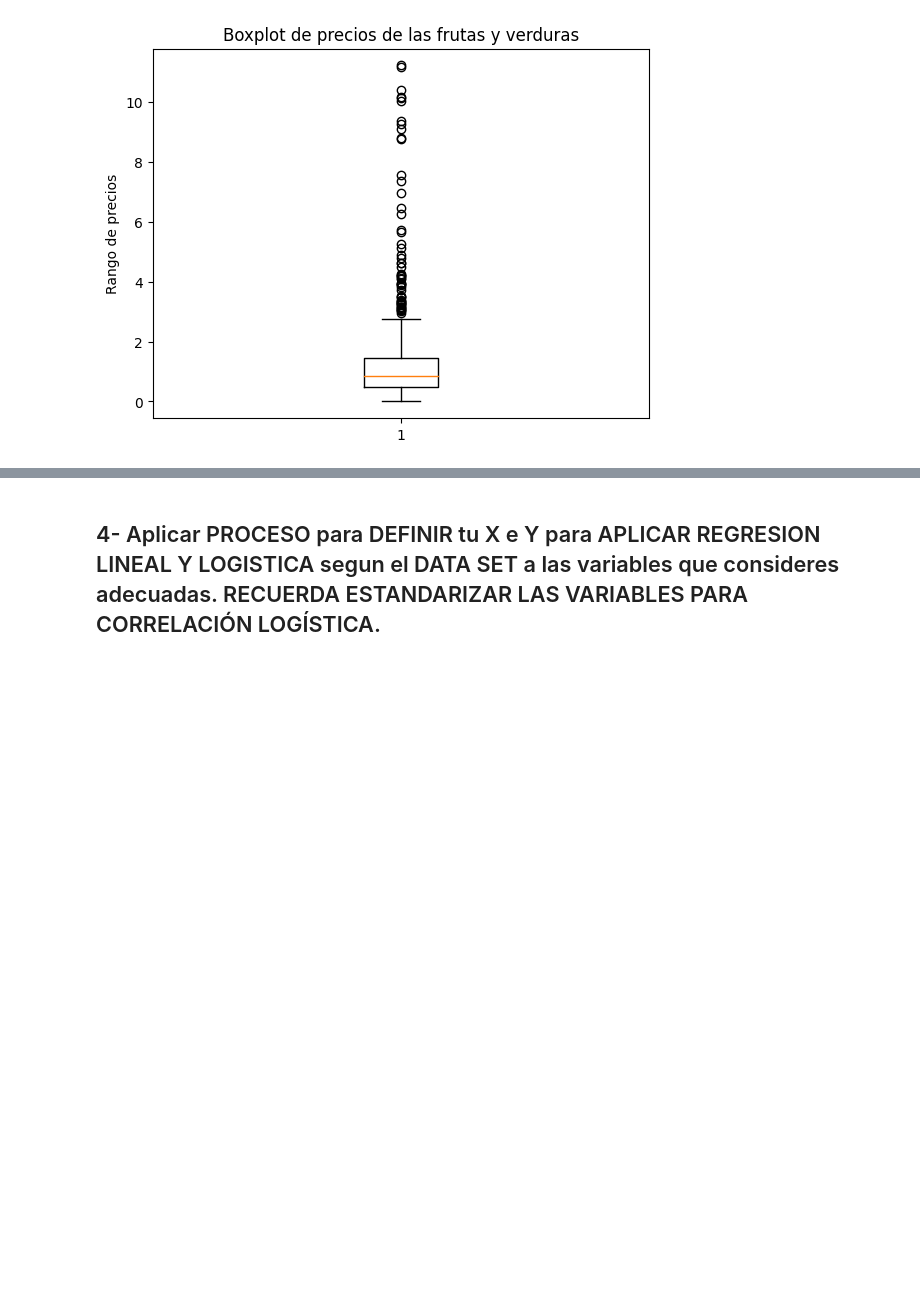
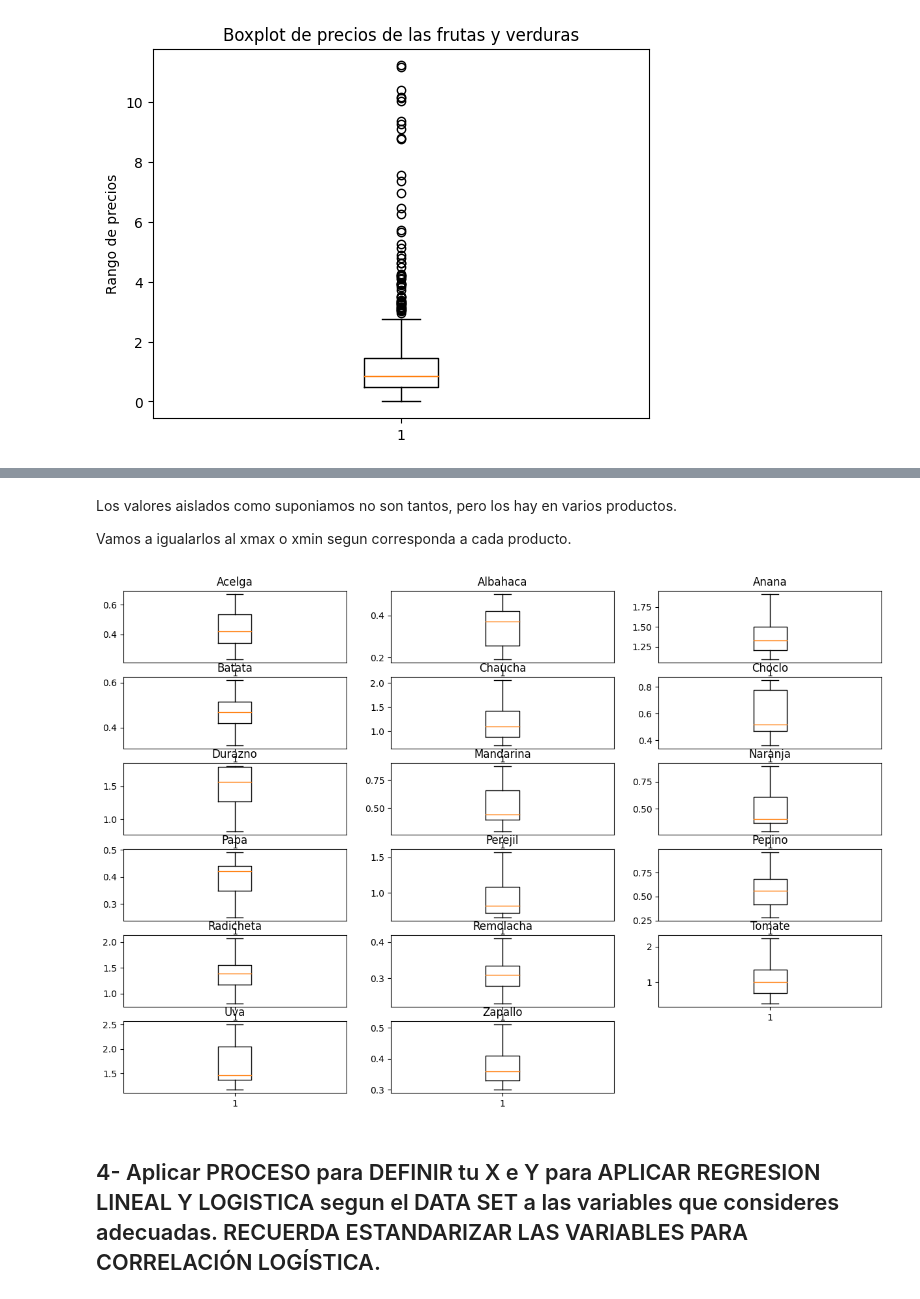
Before and after one commit to cristiandevar/TPIntegrador-1, a Jupyter notebook: TRABAJO_INTEGRADOR_1_Franco_Cristian.ipynb, the cells around one changed output, grey strips where cells are left out. Drawn from its saved outputs; the diff is of its cells as text; code cells hidden in the pictures; blank space fills up the shorter version.

```diff
--- a/TRABAJO_INTEGRADOR_1_Franco_Cristian.ipynb
+++ b/TRABAJO_INTEGRADOR_1_Franco_Cristian.ipynb
@@ -387,2 +433,50 @@ Vemos que tenemos muchos valores aislados, lo cual implica que debemos asignarle
+# %% [markdown]
+Los valores aislados como suponiamos no son tantos, pero los hay en varios productos.
+
+Vamos a igualarlos al xmax o xmin segun corresponda a cada producto.
+# %%
+from matplotlib.cbook import boxplot_stats
+
+frutas_valores_aislados = [
+    'Acelga',
+    'Albahaca',
+    'Anana',
+    'Batata',
+    'Chaucha',
+    'Choclo',
+    'Durazno',
+    'Mandarina',
+    'Naranja',
+    'Papa',
+    'Perejil',
+    'Pepino',
+    'Radicheta',
+    'Remolacha',
+    'Tomate',
+    'Uva',
+    'Zapallo'
+]
+
+for f in frutas_valores_aislados:
+    df_aux = df.loc[df['producto'] == f]
+    q1 = df_aux['precio_usd_kg'].quantile(0.25)
+    q3 = df_aux['precio_usd_kg'].quantile(0.75)
+    riq = q3 - q1
+    franja_inferior = q1 - 1.5 * riq
+    franja_superior = q3 + 1.5 * riq
+    df.loc[(df['precio_usd_kg']<franja_inferior) & (df['producto'] == f), 'precio_usd_kg'] =  boxplot_stats(df_aux['precio_usd_kg'])[0]['whislo']
+    df.loc[(df['precio_usd_kg']>franja_superior) & (df['producto'] == f), 'precio_usd_kg'] =  boxplot_stats(df_aux['precio_usd_kg'])[0]['whishi']
+
+posicion = 1
+plt.figure(figsize=(15,10))
+for f in frutas_valores_aislados:
+    df_aux = df.loc[df['producto'] == f]
+    plt.subplot(6,3,posicion)
+    plt.title(f)
+    plt.boxplot(df_aux['precio_usd_kg'])
+    posicion += 1
+plt.show()
+# %% [output]
+[figure, added]
 # %% [markdown]
 ## 4- Aplicar PROCESO para DEFINIR tu X e Y para APLICAR REGRESION LINEAL Y LOGISTICA segun el DATA SET a las variables que consideres adecuadas. RECUERDA ESTANDARIZAR LAS VARIABLES PARA CORRELACIÓN LOGÍSTICA.
```
Also changed, not shown: parts of 11 cells of this notebook.
